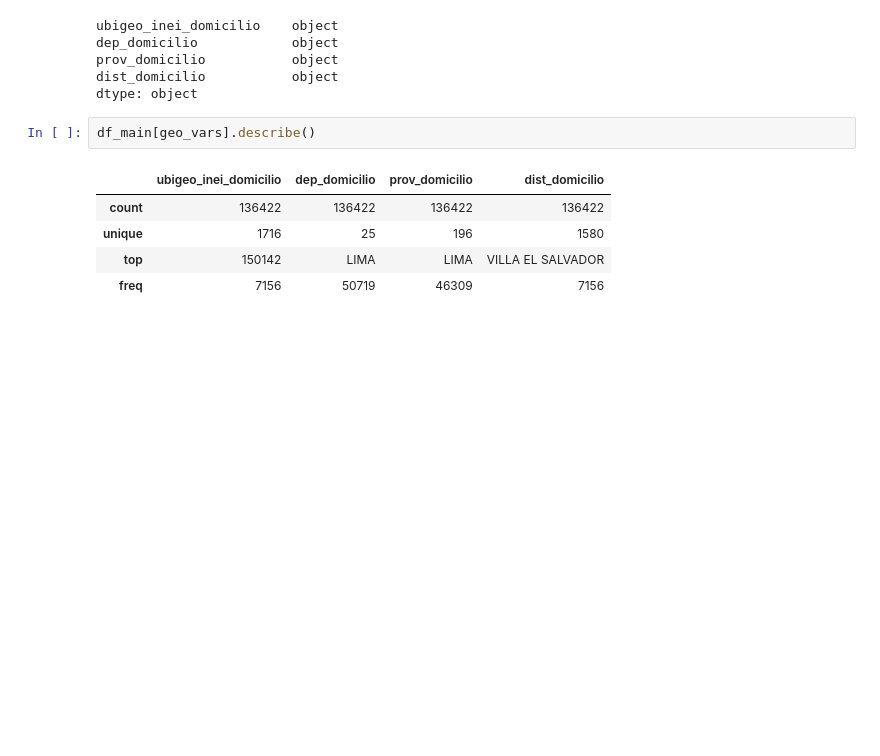
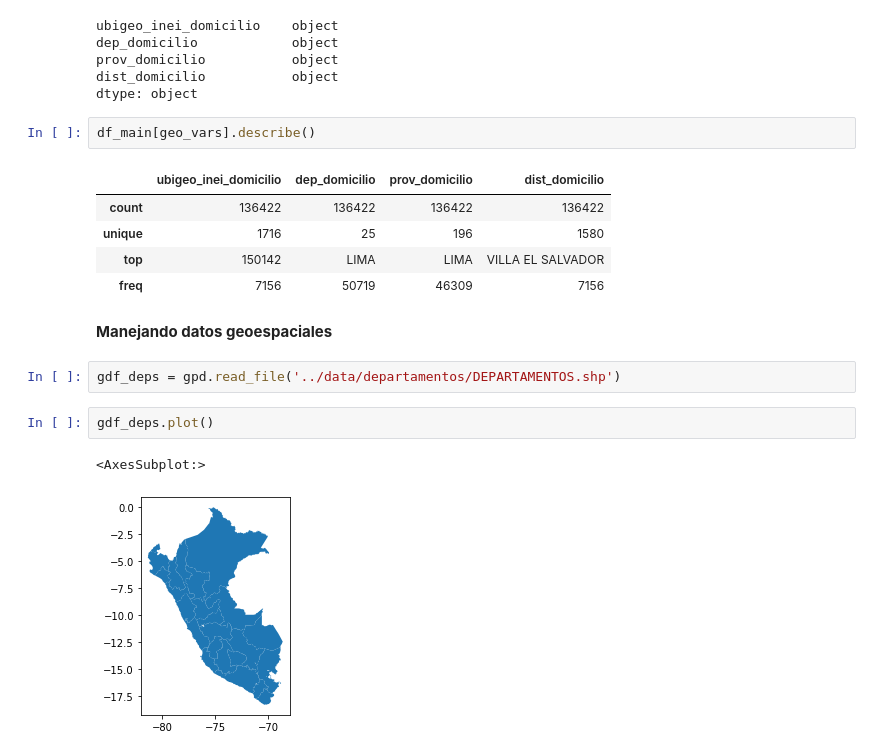
Before and after one commit to jose25050/pythonAnalyticsBootcamp, a Jupyter notebook: src/eda.ipynb, the cells around one changed output. Cells and saved outputs as stored; diff of their text form; blank space fills up the shorter version.

```diff
--- a/src/eda.ipynb
+++ b/src/eda.ipynb
@@ -164,3 +165,12 @@ df_main[geo_vars].describe()
 | unique | 1716 | 25 | 196 | 1580 |
 | top | 150142 | LIMA | LIMA | VILLA EL SALVADOR |
 | freq | 7156 | 50719 | 46309 | 7156 |
+# %% [markdown]
+**Manejando datos geoespaciales**
+# %%
+gdf_deps = gpd.read_file('../data/departamentos/DEPARTAMENTOS.shp')
+# %%
+gdf_deps.plot()
+# %% [output]
+<AxesSubplot:>
+[figure, added]
```
Also changed, not shown: parts of 4 cells of this notebook.
